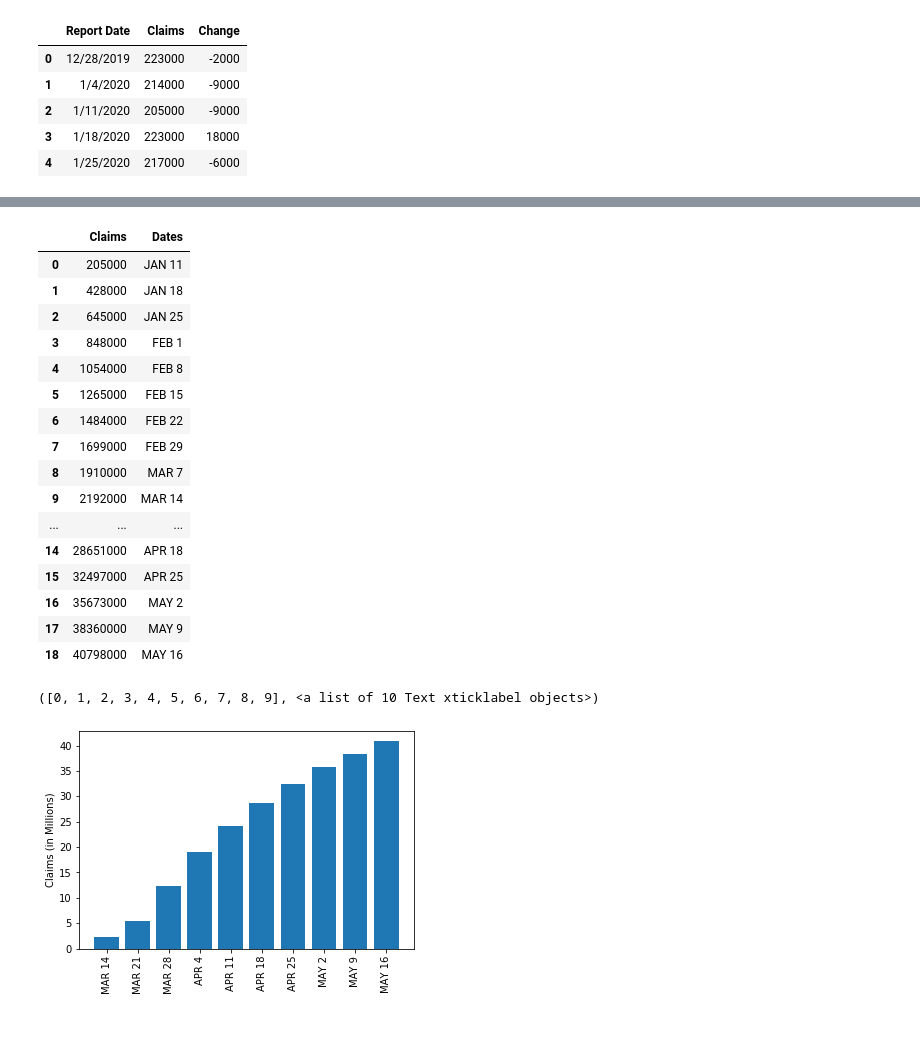
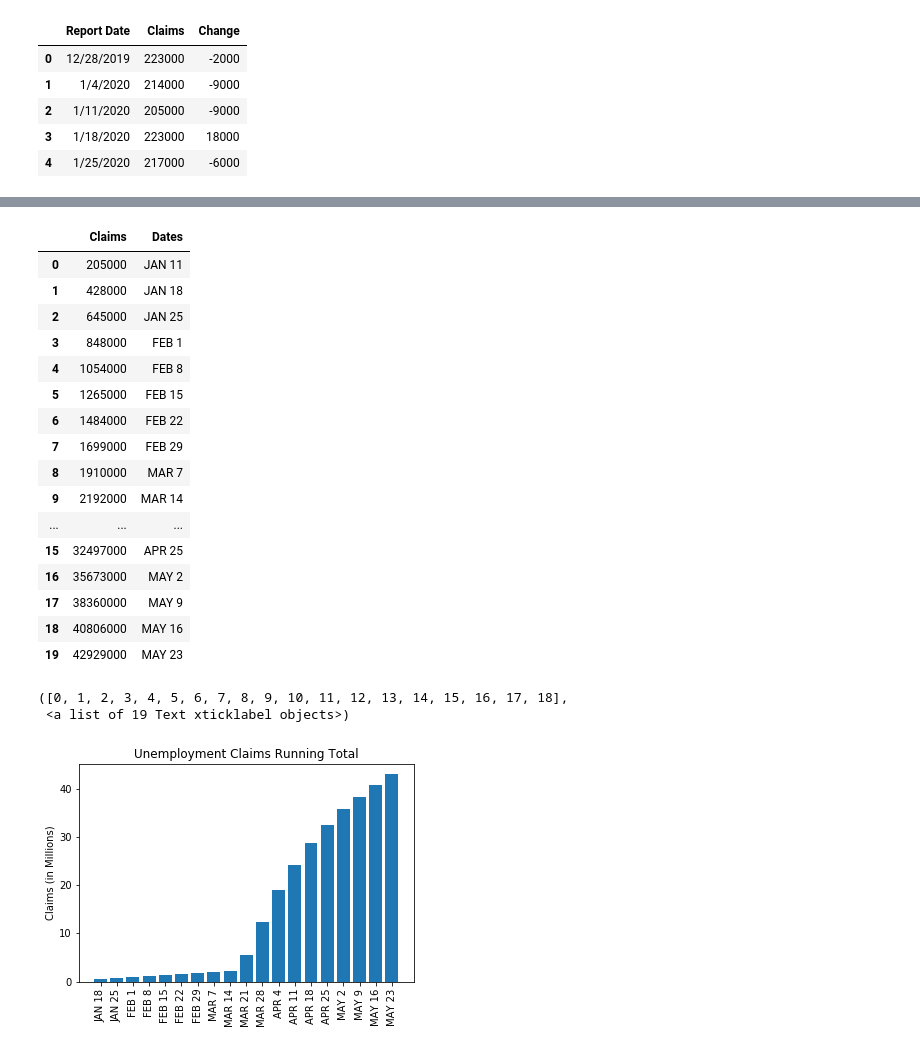
Before and after one commit to lowsaelee/US-Unemployment-Claims-2020, a Jupyter notebook: US_Unemployment_Claims.ipynb, the cells around one changed output, grey strips where cells are left out. Saved outputs shown, nothing was run; the diff lists cells and outputs as text; code cells hidden in the pictures.

```diff
--- a/US_Unemployment_Claims.ipynb
+++ b/US_Unemployment_Claims.ipynb
@@ -148,6 +148,6 @@ print(df['Claims'][0:1].sum())
 223000
 # %%
-labels = ['JAN 11','JAN 18','JAN 25','FEB 1','FEB 8','FEB 15','FEB 22','FEB 29','MAR 7','MAR 14','MAR 21', 'MAR 28', 'APR 4', 'APR 11', 'APR 18', 'APR 25', 'MAY 2', 'MAY 9','MAY 16']
+labels = ['JAN 11','JAN 18','JAN 25','FEB 1','FEB 8','FEB 15','FEB 22','FEB 29','MAR 7','MAR 14','MAR 21', 'MAR 28', 'APR 4', 'APR 11', 'APR 18', 'APR 25', 'MAY 2', 'MAY 9','MAY 16','MAY 23']
 
 df_running_total = pd.DataFrame({'Claims':running_total,'Dates':labels})
 df_running_total
@@ -164,16 +164,19 @@ df_running_total
 | 8 | 1910000 | MAR 7 |
 | 9 | 2192000 | MAR 14 |
 | ... | ... | ... |
-| 14 | 28651000 | APR 18 |
 | 15 | 32497000 | APR 25 |
 | 16 | 35673000 | MAY 2 |
 | 17 | 38360000 | MAY 9 |
-| 18 | 40798000 | MAY 16 |
+| 18 | 40806000 | MAY 16 |
+| 19 | 42929000 | MAY 23 |
 # %%
-plt.bar(df_running_total['Dates'][9:],(df_running_total['Claims'][9:]/1000000))
+start = 1
+plt.bar(df_running_total['Dates'][start:],(df_running_total['Claims'][start:]/1000000))
+plt.title("Unemployment Claims Running Total")
 plt.ylabel("Claims (in Millions)")
 plt.xticks(rotation=90)
 # %% [output]
-([0, 1, 2, 3, 4, 5, 6, 7, 8, 9], <a list of 10 Text xticklabel objects>)
+([0, 1, 2, 3, 4, 5, 6, 7, 8, 9, 10, 11, 12, 13, 14, 15, 16, 17, 18],
+ <a list of 19 Text xticklabel objects>)
-[figure, old version]
+[figure, new version]
 # %%
```
Also changed, not shown: parts of 9 cells of this notebook.
